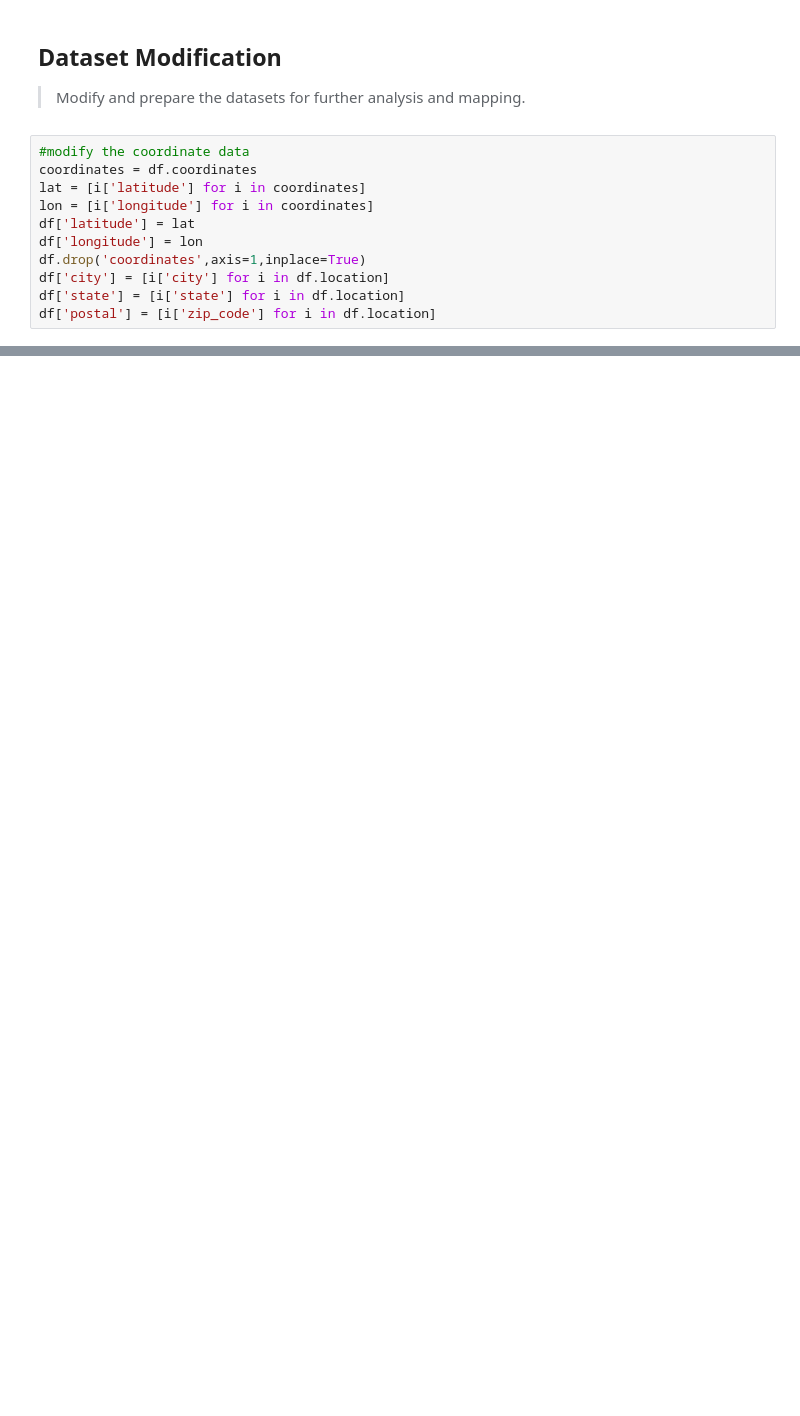
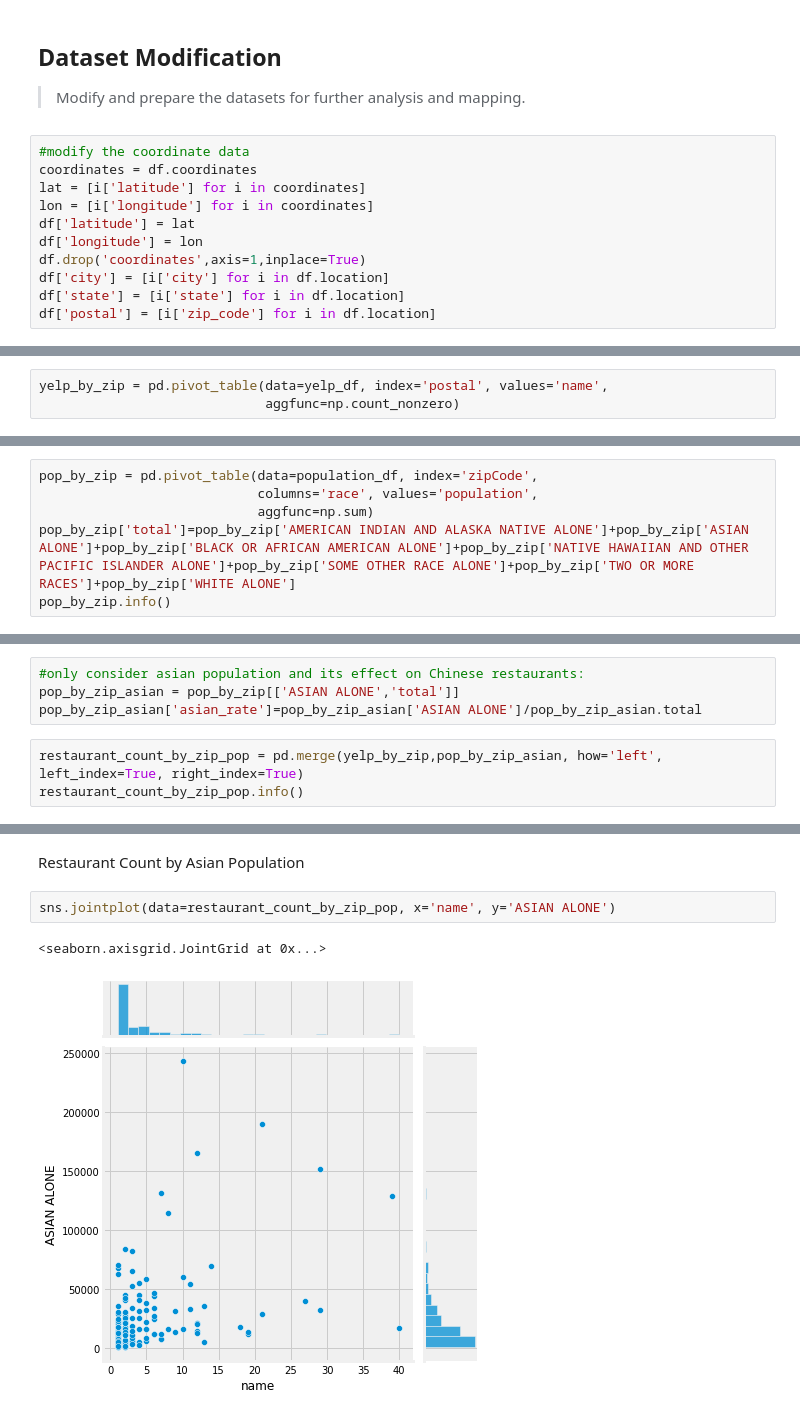
Before and after one commit to keqideng/data_analysis_portfolio_project, a Jupyter notebook: chinese_restaurant_analysis/chinese_restaurant_analysis.ipynb, the cells around one changed output, grey strips where cells are left out. Drawn from its saved outputs; the diff is of its cells as text; blank space fills up the shorter version.

Commit message:
pull us census data, joint table with zip code, chart the correlation

```diff
--- a/chinese_restaurant_analysis/chinese_restaurant_analysis.ipynb
+++ b/chinese_restaurant_analysis/chinese_restaurant_analysis.ipynb
@@ -142,0 +169,3 @@ plotly.offline.iplot(fig, filename='mapbox')
+# %%
+yelp_by_zip = pd.pivot_table(data=yelp_df, index='postal', values='name',
+                             aggfunc=np.count_nonzero)
@@ -142,0 +174,6 @@ plotly.offline.iplot(fig, filename='mapbox')
+# %%
+pop_by_zip = pd.pivot_table(data=population_df, index='zipCode',
+                            columns='race', values='population',
+                            aggfunc=np.sum)
+pop_by_zip['total']=pop_by_zip['AMERICAN INDIAN AND ALASKA NATIVE ALONE']+pop_by_zip['ASIAN ALONE']+pop_by_zip['BLACK OR AFRICAN AMERICAN ALONE']+pop_by_zip['NATIVE HAWAIIAN AND OTHER PACIFIC ISLANDER ALONE']+pop_by_zip['SOME OTHER RACE ALONE']+pop_by_zip['TWO OR MORE RACES']+pop_by_zip['WHITE ALONE']
+pop_by_zip.info()
@@ -142,0 +196,7 @@ plotly.offline.iplot(fig, filename='mapbox')
+# %%
+#only consider asian population and its effect on Chinese restaurants:
+pop_by_zip_asian = pop_by_zip[['ASIAN ALONE','total']]
+pop_by_zip_asian['asian_rate']=pop_by_zip_asian['ASIAN ALONE']/pop_by_zip_asian.total
+# %%
+restaurant_count_by_zip_pop = pd.merge(yelp_by_zip,pop_by_zip_asian, how='left', left_index=True, right_index=True)
+restaurant_count_by_zip_pop.info()
@@ -142,0 +215,7 @@ plotly.offline.iplot(fig, filename='mapbox')
+# %% [markdown]
+Restaurant Count by Asian Population
+# %%
+sns.jointplot(data=restaurant_count_by_zip_pop, x='name', y='ASIAN ALONE')
+# %% [output]
+<seaborn.axisgrid.JointGrid at 0x...>
+[figure, added]
```
Also changed, not shown: parts of 15 cells of this notebook, 1 other file.
